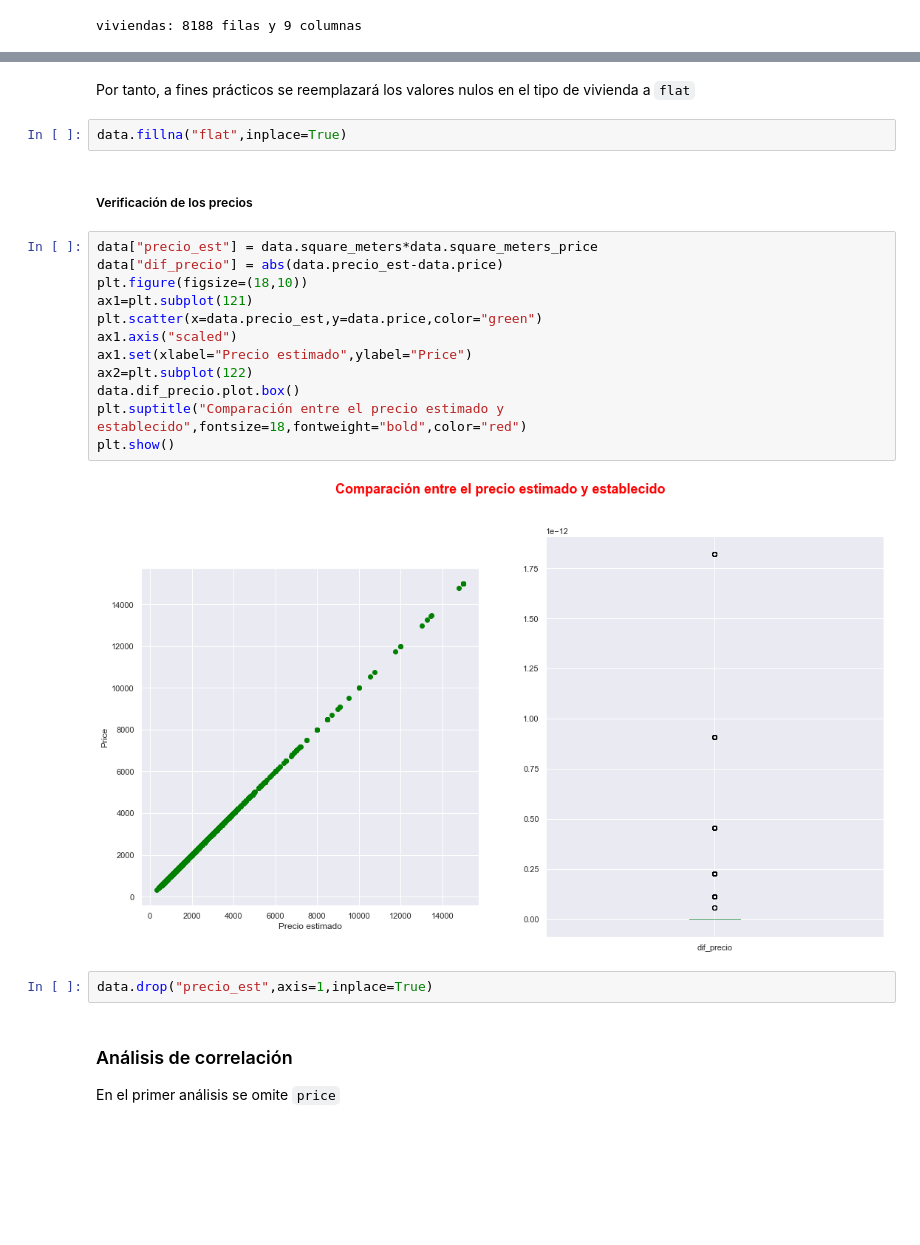
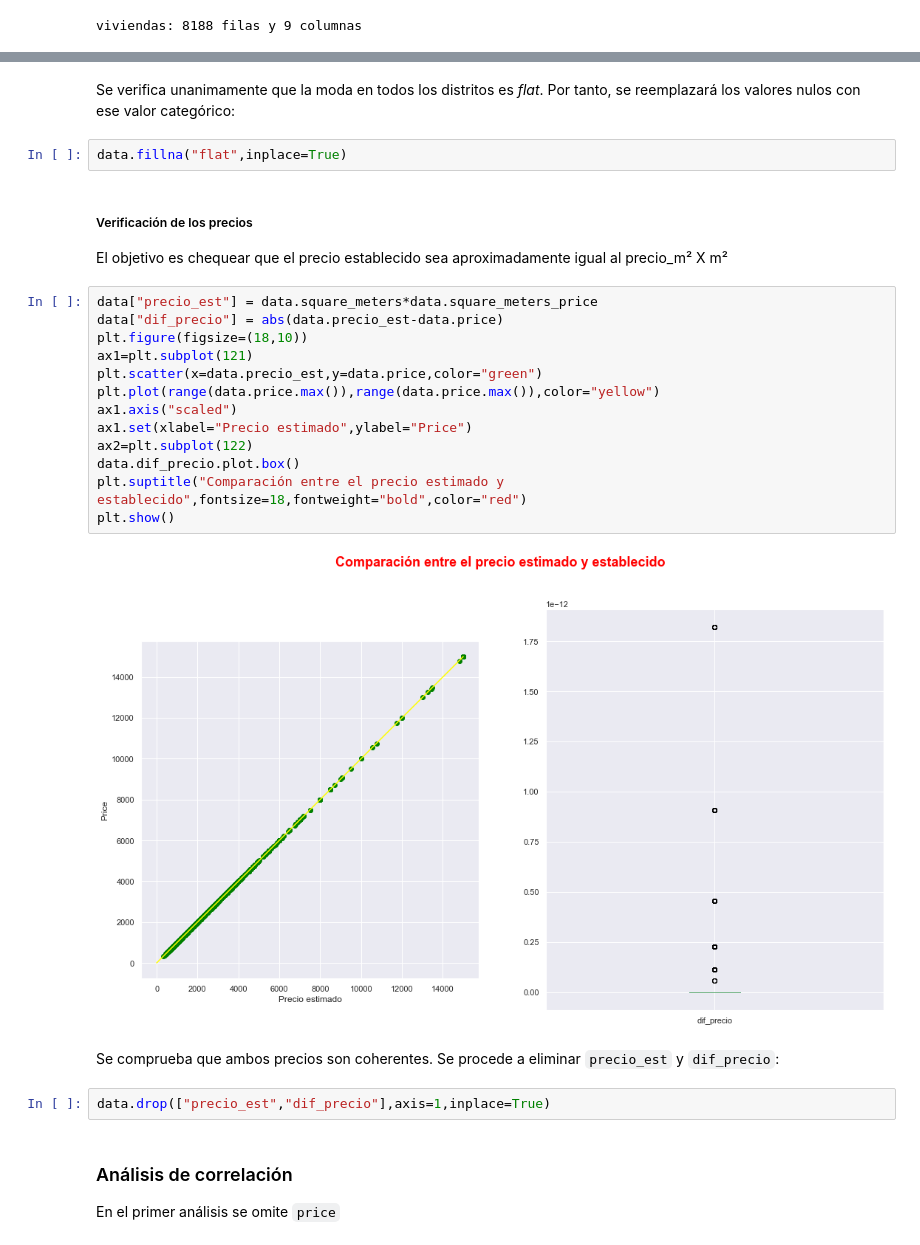
Before and after one commit to carlosarreguib/PROYECTO_1, a Jupyter notebook: Pre-Processing.ipynb, the cells around one changed output, grey strips where cells are left out. Drawn from its saved outputs; the diff is of its cells as text; blank space fills up the shorter version.

```diff
--- a/Pre-Processing.ipynb
+++ b/Pre-Processing.ipynb
@@ -90,28 +112,33 @@ plt.title("Tipos de viviendas",color="red",fontweight="bold",size=20)
 plt.show()
 # %% [output]
 [figure]
-# %% [markdown]
-Por tanto, a fines prácticos se reemplazará los valores nulos en el tipo de vivienda a `flat`
+# %% [markdown]
+Se verifica unanimamente que la moda en todos los distritos es *flat*. Por tanto, se reemplazará los valores nulos con ese valor categórico:
 # %%
 data.fillna("flat",inplace=True)
-# %% [markdown]
-##### Verificación de los precios
+# %% [markdown]
+##### Verificación de los precios
+El objetivo es chequear que el precio establecido sea aproximadamente igual al precio_m² X m²
 # %%
 data["precio_est"] = data.square_meters*data.square_meters_price
 data["dif_precio"] = abs(data.precio_est-data.price)
 plt.figure(figsize=(18,10))
 ax1=plt.subplot(121)
 plt.scatter(x=data.precio_est,y=data.price,color="green")
+plt.plot(range(data.price.max()),range(data.price.max()),color="yellow")
 ax1.axis("scaled")
 ax1.set(xlabel="Precio estimado",ylabel="Price")
 ax2=plt.subplot(122)
 data.dif_precio.plot.box()
 plt.suptitle("Comparación entre el precio estimado y establecido",fontsize=18,fontweight="bold",color="red")
 plt.show()
 # %% [output]
-[figure, old version]
+[figure, new version]
+# %% [markdown]
+Se comprueba que ambos precios son coherentes.
+Se procede a eliminar `precio_est` y `dif_precio`:
 # %%
-data.drop("precio_est",axis=1,inplace=True)
+data.drop(["precio_est","dif_precio"],axis=1,inplace=True)
 # %% [markdown]
 ### Análisis de correlación
 En el primer análisis se omite `price`
```
Also changed, not shown: parts of 47 cells of this notebook, 2 other files.
